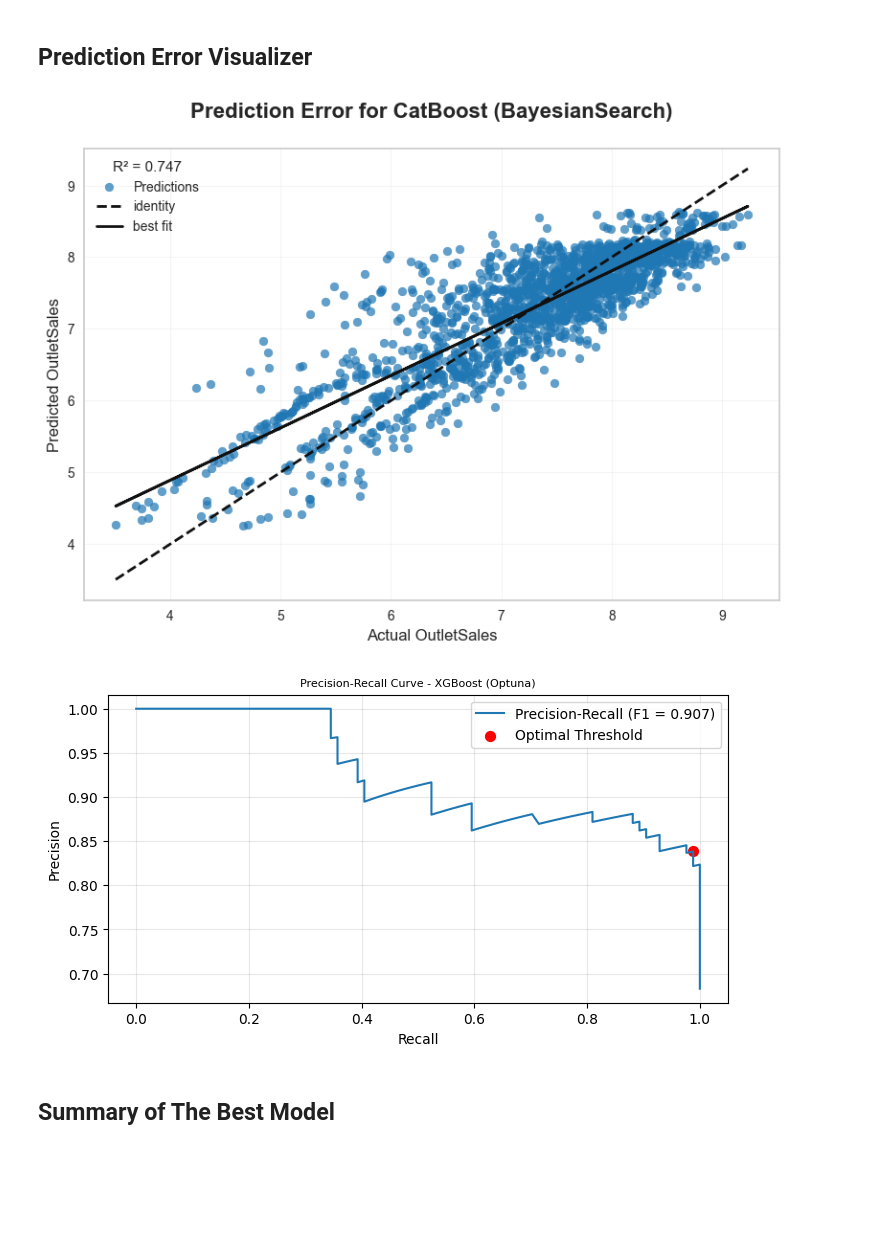
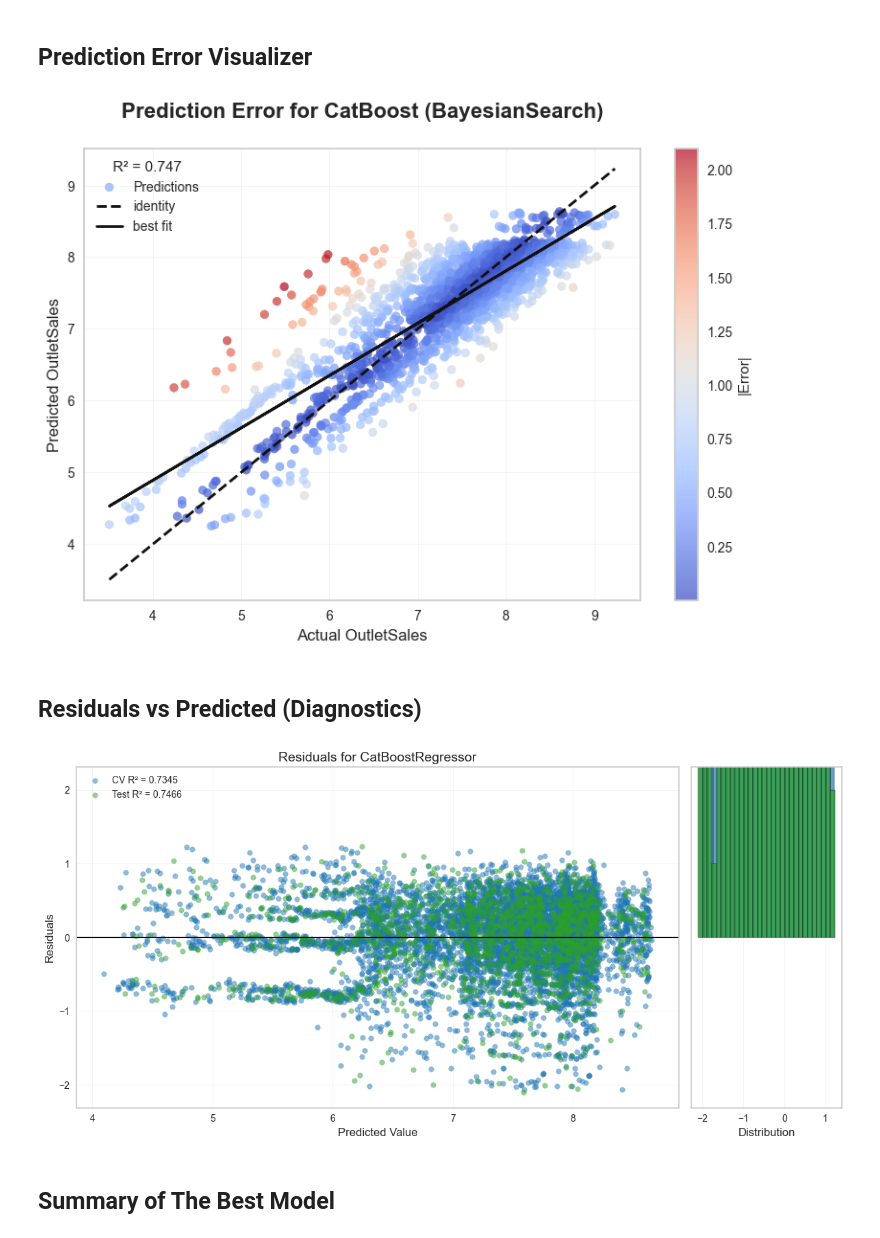
Before and after one commit to tshihab07/Super-Market-Sales-Forecasting, a Jupyter notebook: notebookes/model_SelectionAndAnalysis.ipynb, the cells around one changed output. Saved outputs shown, nothing was run; the diff lists cells and outputs as text; code cells hidden in the pictures; blank space fills up the shorter version.

Commit message:
feat: add residuals plot implementation

```diff
--- a/notebookes/model_SelectionAndAnalysis.ipynb
+++ b/notebookes/model_SelectionAndAnalysis.ipynb
@@ -536,20 +535,18 @@ plt.show()
 # %% [markdown]
 ## Prediction Error Visualizer
 # %%
-# make predictions from the best model
-y_pred = best_model.predict(x_test_cb)
-
 # create plot
 plt.figure(figsize=(8, 6))
 
 # scatter points
-plt.scatter(y_test, y_pred, alpha=0.7, color='#1f77b4', s=40, label='Predictions')
+errors = np.abs(y_test - y_pred_best)
+scatter_plot = plt.scatter(y_test, y_pred_best, c=errors, cmap='coolwarm', alpha=0.7, s=40, label='Predictions')
 
 # Identity line (y = x)
 plt.plot([y_test.min(), y_test.max()], [y_test.min(), y_test.max()], 'k--', lw=2, label='identity')
 
 # Best fit line (linear regression)
-coeffs = np.polyfit(y_test, y_pred, 1)
+coeffs = np.polyfit(y_test, y_pred_best, 1)
 best_fit_line = np.poly1d(coeffs)
 plt.plot(y_test, best_fit_line(y_test), 'k-', lw=2, label='best fit')
 
@@ -560,25 +557,58 @@ plt.legend(title=f'R² = {best_variants.iloc[0]["Test R2"]:.3f}', fontsize=10, t
 plt.xlabel("Actual OutletSales", fontsize=12)
 plt.ylabel("Predicted OutletSales", fontsize=12)
 plt.title(f"Prediction Error for {best_model_name}", fontsize=16, fontweight='bold', y=1.05)
+plt.colorbar(scatter_plot, label="|Error|")
 
 # Grid & styling
 plt.grid(True, alpha=0.3, linestyle='-', linewidth=0.5)
 plt.tight_layout()
 plt.show()
 # %% [output]
-[figure, old version]
+[figure, new version]
+# %% [markdown]
+## Residuals vs Predicted (Diagnostics)
 # %%
-plt.figure(figsize=(8, 4))
-plt.plot(recall_curve, precision_curve, label=f'Precision-Recall (F1 = {f1[optimize_idx]:.3f})')
-plt.scatter(recall_curve[optimize_idx], precision_curve[optimize_idx], color='red', s=50, label='Optimal Threshold')
-plt.xlabel('Recall')
-plt.ylabel('Precision')
-plt.title(f'Precision-Recall Curve - {best_model}', fontsize=8)
-plt.legend()
-plt.grid(True, alpha=0.3)
+# make prediction on train and test set
+y_pred_train = best_model.predict(x_train_cb)
+y_pred_test = best_model.predict(x_test_cb)
+
+# compute residuals for the best model
+residuals_train = y_train - y_pred_train
+residuals_test = y_test - y_pred_best
+
+# Create figure with subplots
+fig, ax = plt.subplots(1, 2, figsize=(12, 6), gridspec_kw={'width_ratios': [4, 1]})
+
+# Left subplot: Residuals vs Predicted Value
+ax[0].scatter(y_pred_train, residuals_train, alpha=0.5, color='#1f77b4', s=30, label=f'CV R² = {best_variants.iloc[0]["CV R2"]}')
+ax[0].scatter(y_pred_test, residuals_test, alpha=0.5, color='#2ca02c', s=30, label=f'Test R² = {best_variants.iloc[0]["Test R2"]}')
+
+ax[0].axhline(0, color='black', linestyle='-', lw=1.5)
+ax[0].set_xlabel("Predicted Value", fontsize=12)
+ax[0].set_ylabel("Residuals", fontsize=12)
+ax[0].set_title(f"Residuals for {type(best_model).__name__}", fontsize=14)
+ax[0].legend(loc='upper left', fontsize=10, title_fontsize=11)
+ax[0].grid(True, alpha=0.3, linestyle='-', linewidth=0.5)
+
+# Right subplot: Distribution of residuals
+sns.histplot(residuals_train, color='#1f77b4', ax=ax[1], bins=30, kde=False, alpha=0.7)
+sns.histplot(residuals_test, color='#2ca02c', ax=ax[1], bins=30, kde=False, alpha=0.7)
+
+ax[1].set_xlabel("Distribution", fontsize=12)
+ax[1].set_ylabel("")
+ax[1].set_yticks([])
+ax[1].grid(True, alpha=0.3, linestyle='-', linewidth=0.5)
+ax[1].set_title("")
+
+# Align y-axis limits for both plots
+max_resid = max(np.abs(residuals_train).max(), np.abs(residuals_test).max())
+ax[0].set_ylim(-max_resid*1.1, max_resid*1.1)
+ax[1].set_ylim(-max_resid*1.1, max_resid*1.1)
+
+plt.tight_layout()
 plt.show()
 # %% [output]
-[figure, old version]
+[figure, new version]
 # %% [markdown]
 ## Summary of The Best Model
 # %%
```
Also changed, not shown: parts of 1 cell of this notebook.
